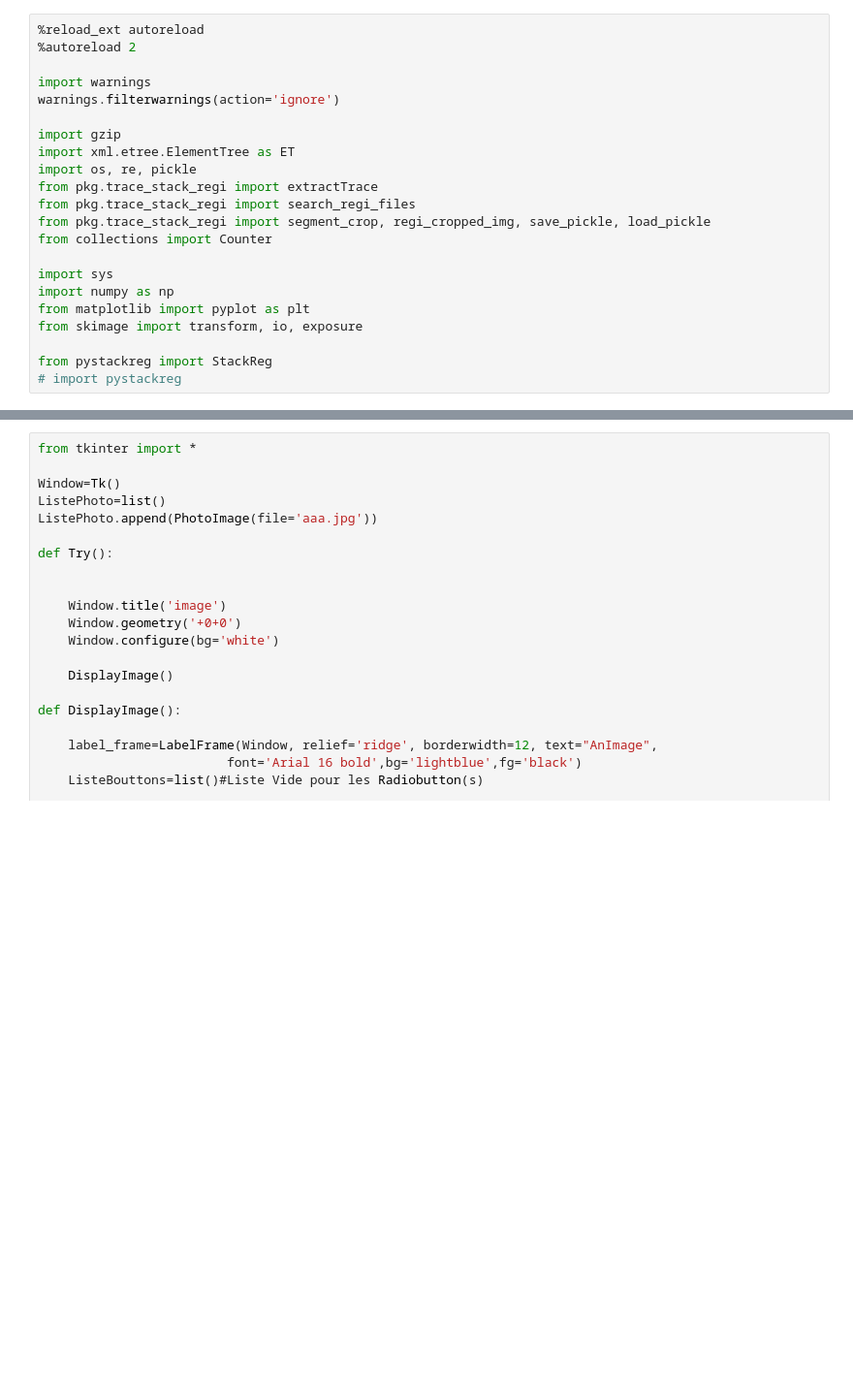
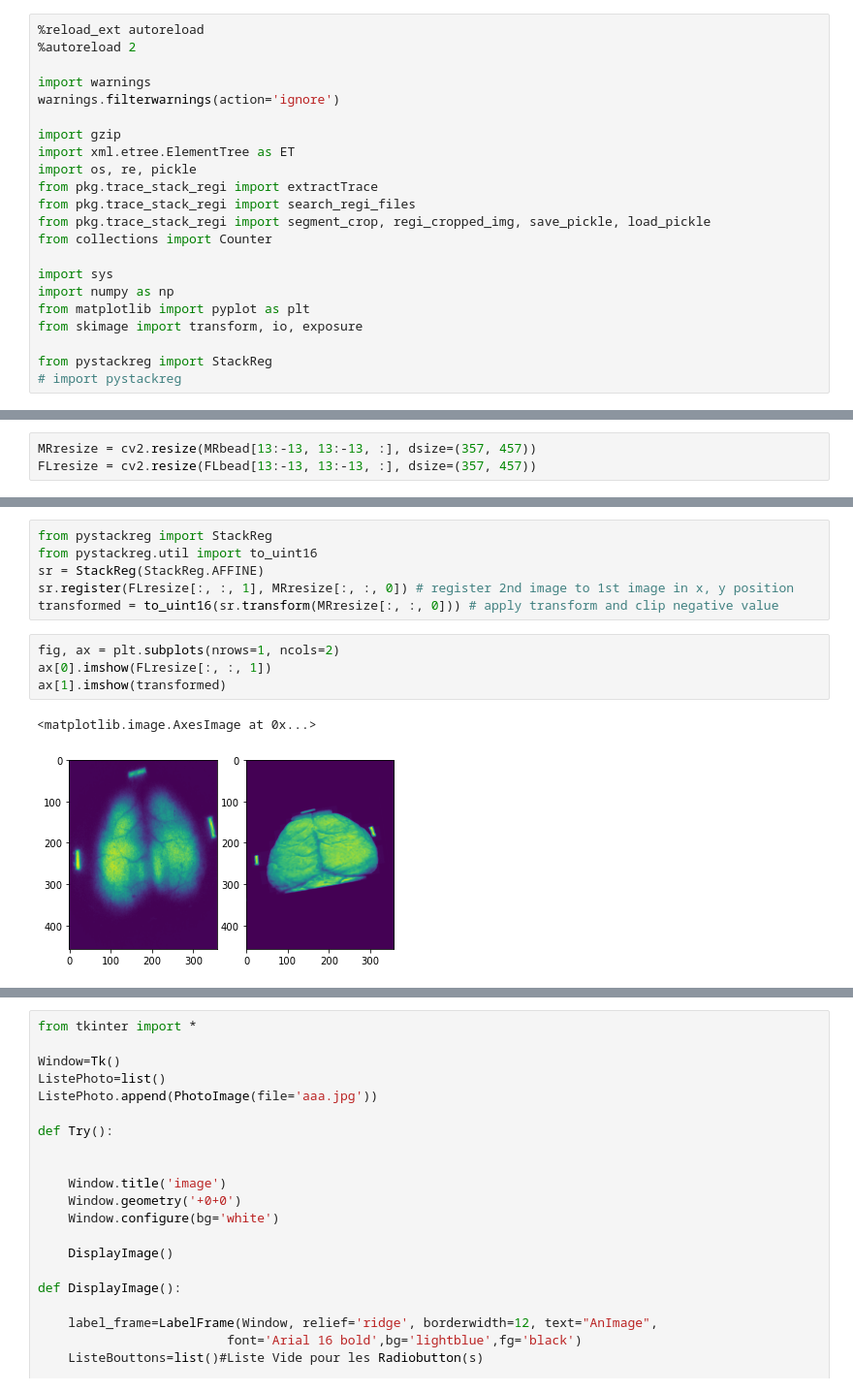
Before and after one commit to Spruce-tone/myelin_registration, a Jupyter notebook: test.ipynb, the cells around one changed output, grey strips where cells are left out. Shown at 97% size. Cells and saved outputs as stored; diff of their text form; blank space fills up the shorter version.

```diff
--- a/test.ipynb
+++ b/test.ipynb
@@ -40,0 +78,3 @@ for i in range(3):
+# %%
+MRresize = cv2.resize(MRbead[13:-13, 13:-13, :], dsize=(357, 457))
+FLresize = cv2.resize(FLbead[13:-13, 13:-13, :], dsize=(357, 457))
@@ -40,0 +92,13 @@ for i in range(3):
+# %%
+from pystackreg import StackReg
+from pystackreg.util import to_uint16
+sr = StackReg(StackReg.AFFINE)
+sr.register(FLresize[:, :, 1], MRresize[:, :, 0]) # register 2nd image to 1st image in x, y position
+transformed = to_uint16(sr.transform(MRresize[:, :, 0])) # apply transform and clip negative value
+# %%
+fig, ax = plt.subplots(nrows=1, ncols=2)
+ax[0].imshow(FLresize[:, :, 1])
+ax[1].imshow(transformed)
+# %% [output]
+<matplotlib.image.AxesImage at 0x...>
+[figure, added]
```
Also changed, not shown: parts of 15 cells of this notebook, 3 other files.
